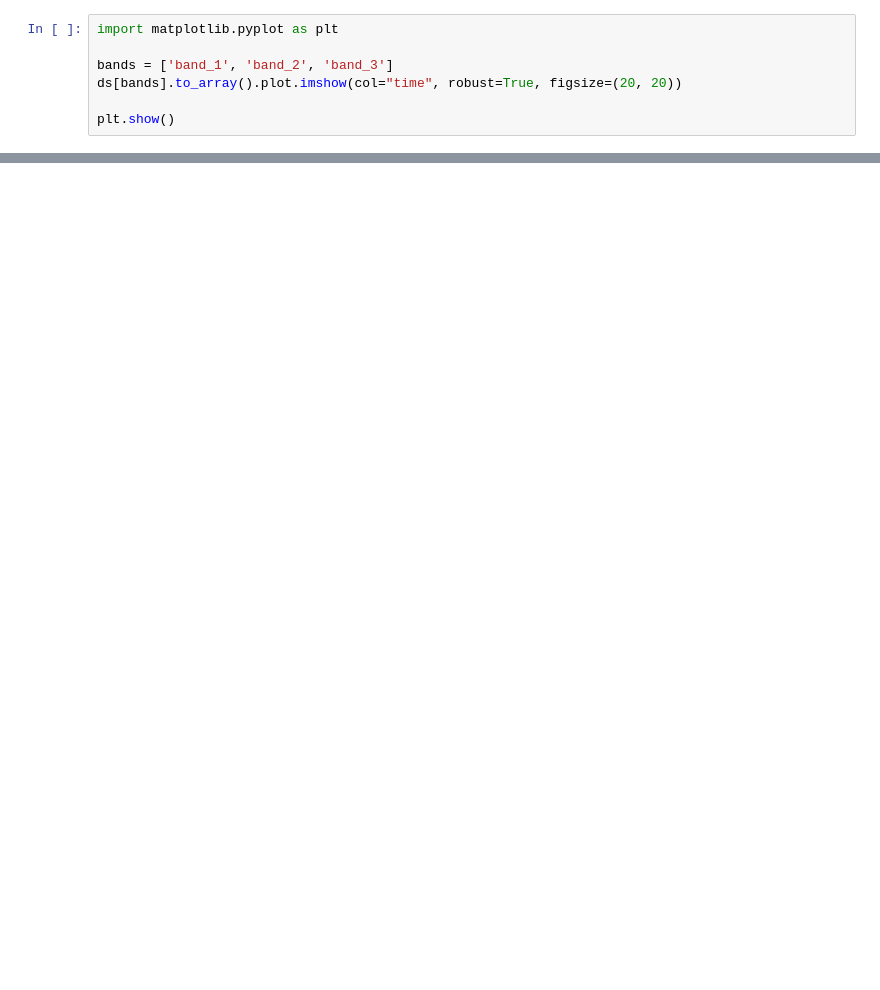
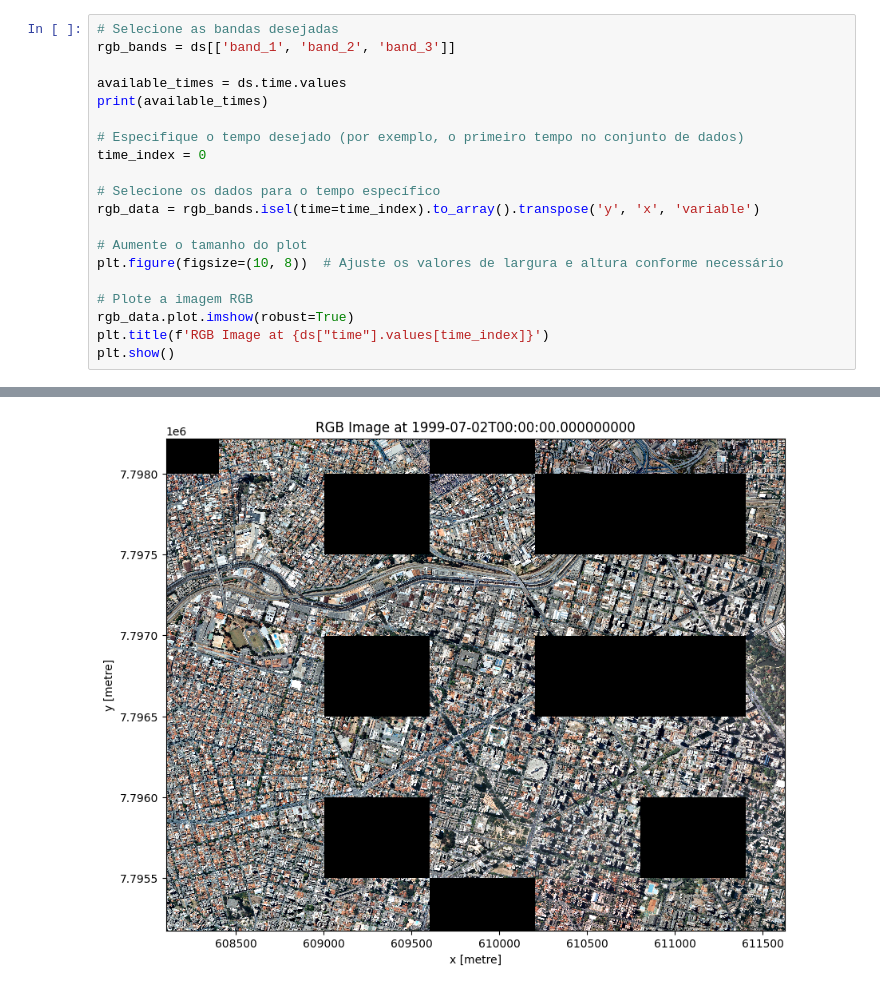
Before and after one commit to opendatacube/cube-in-a-box, a Jupyter notebook: notebooks/Query.ipynb, the cells around one changed output, grey strips where cells are left out. Drawn from its saved outputs; the diff is of its cells as text; blank space fills up the shorter version.

```diff
--- a/notebooks/Query.ipynb
+++ b/notebooks/Query.ipynb
@@ -25,7 +42,21 @@ RasterioIOError: /mnt/c/Users/diego/Documents/Mestrado/Dissertacao/cuborizonte/p
-# %%
-import matplotlib.pyplot as plt
-
-bands = ['band_1', 'band_2', 'band_3']
-ds[bands].to_array().plot.imshow(col="time", robust=True, figsize=(20, 20))
-
-plt.show()
+# %%
+# Selecione as bandas desejadas
+rgb_bands = ds[['band_1', 'band_2', 'band_3']]
+
+available_times = ds.time.values
+print(available_times)
+
+# Especifique o tempo desejado (por exemplo, o primeiro tempo no conjunto de dados)
+time_index = 0
+
+# Selecione os dados para o tempo específico
+rgb_data = rgb_bands.isel(time=time_index).to_array().transpose('y', 'x', 'variable')
+
+# Aumente o tamanho do plot
+plt.figure(figsize=(10, 8))  # Ajuste os valores de largura e altura conforme necessário
+
+# Plote a imagem RGB
+rgb_data.plot.imshow(robust=True)
+plt.title(f'RGB Image at {ds["time"].values[time_index]}')
+plt.show()
+# %% [output]
@@ -31,0 +64 @@ plt.show()
+[figure, added]
```
Also changed, not shown: parts of 4 cells of this notebook, 2 other files.
